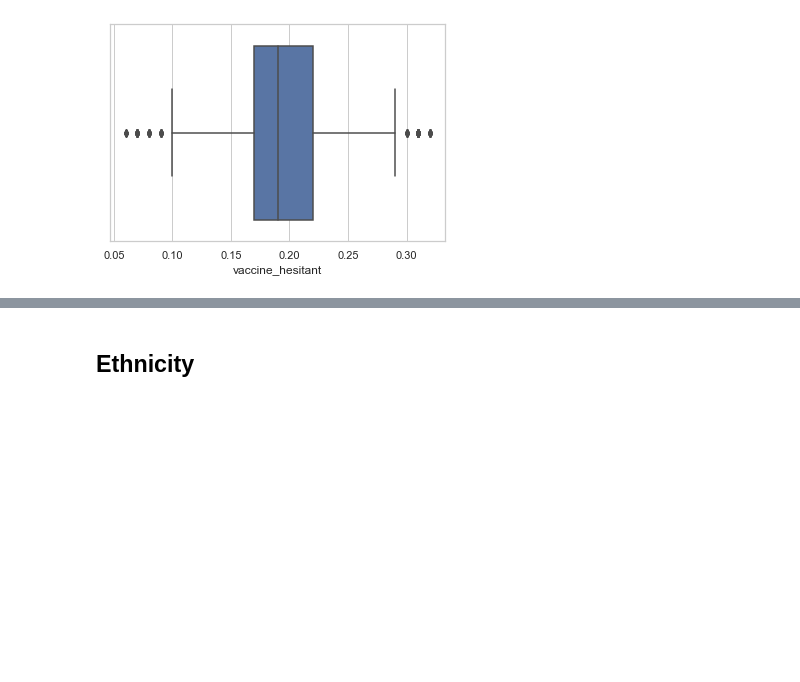
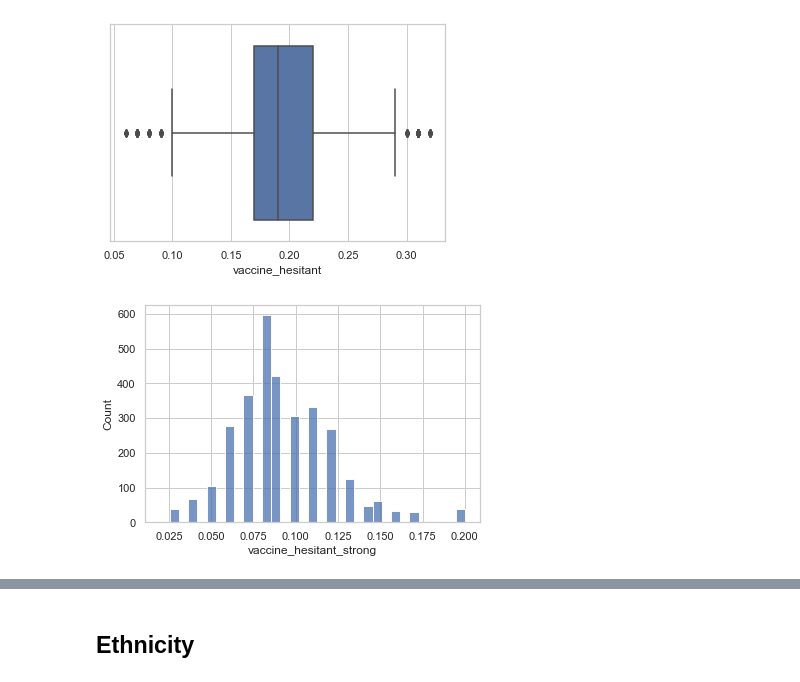
Before and after one commit to kuruparans/covid19-vaccine-hesitancy-analysis, a Jupyter notebook: exploratory-data-analysis.ipynb, the cells around one changed output, grey strips where cells are left out. Saved outputs shown, nothing was run; the diff lists cells and outputs as text; code cells hidden in the pictures; blank space fills up the shorter version.

Commit message:
Add vaccine strongly hesitant graphs

```diff
--- a/exploratory-data-analysis.ipynb
+++ b/exploratory-data-analysis.ipynb
@@ -58,3 +58,7 @@ Our vaccine hesitant mean, median and standard deviation are:  0.194744455159112
 vaccine_hesitant_boxplot = sns.boxplot(x=df['vaccine_hesitant'])
 # %% [output]
 [figure]
+# %%
+vaccine_hesitant_strong_histogram = sns.histplot(data=df, x='vaccine_hesitant_strong')
+# %% [output]
+[figure, added]
```
Also changed, not shown: parts of 1 cell of this notebook.
